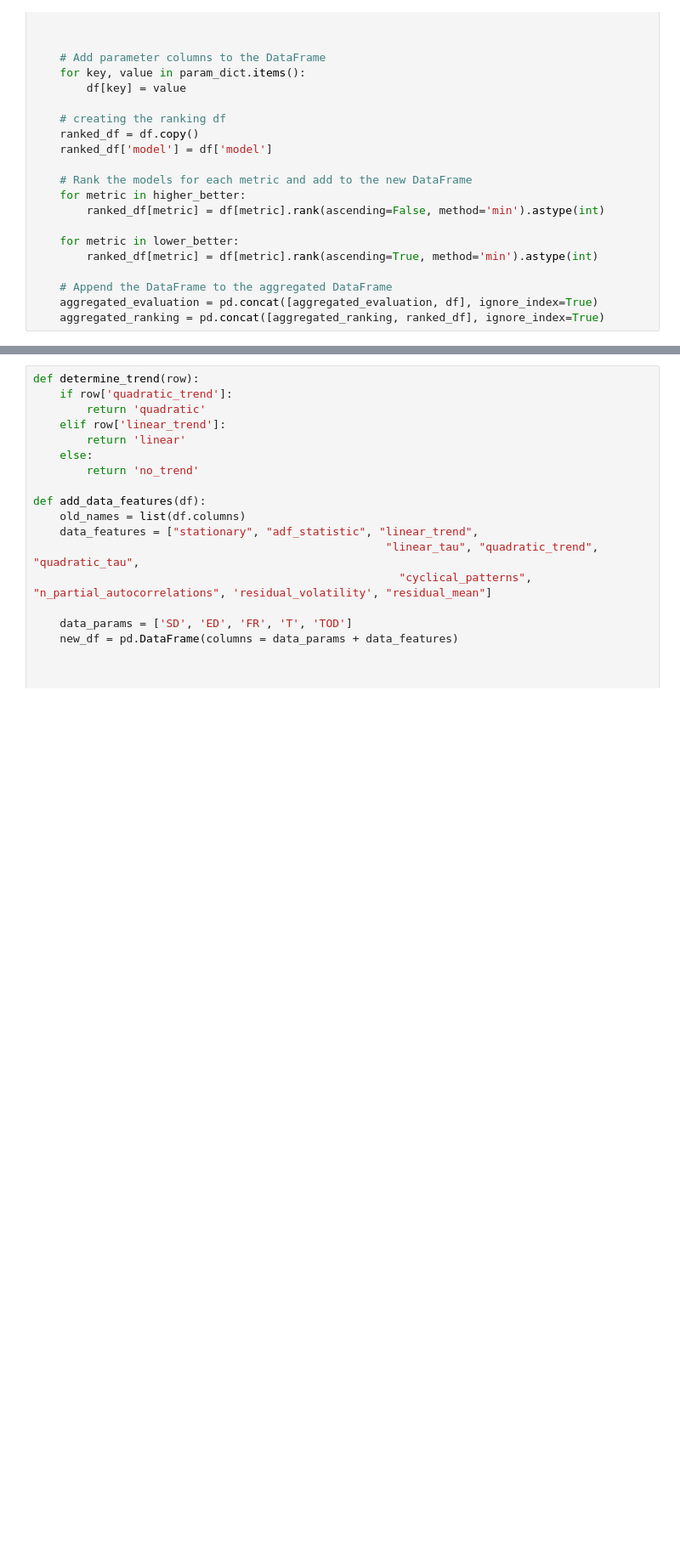
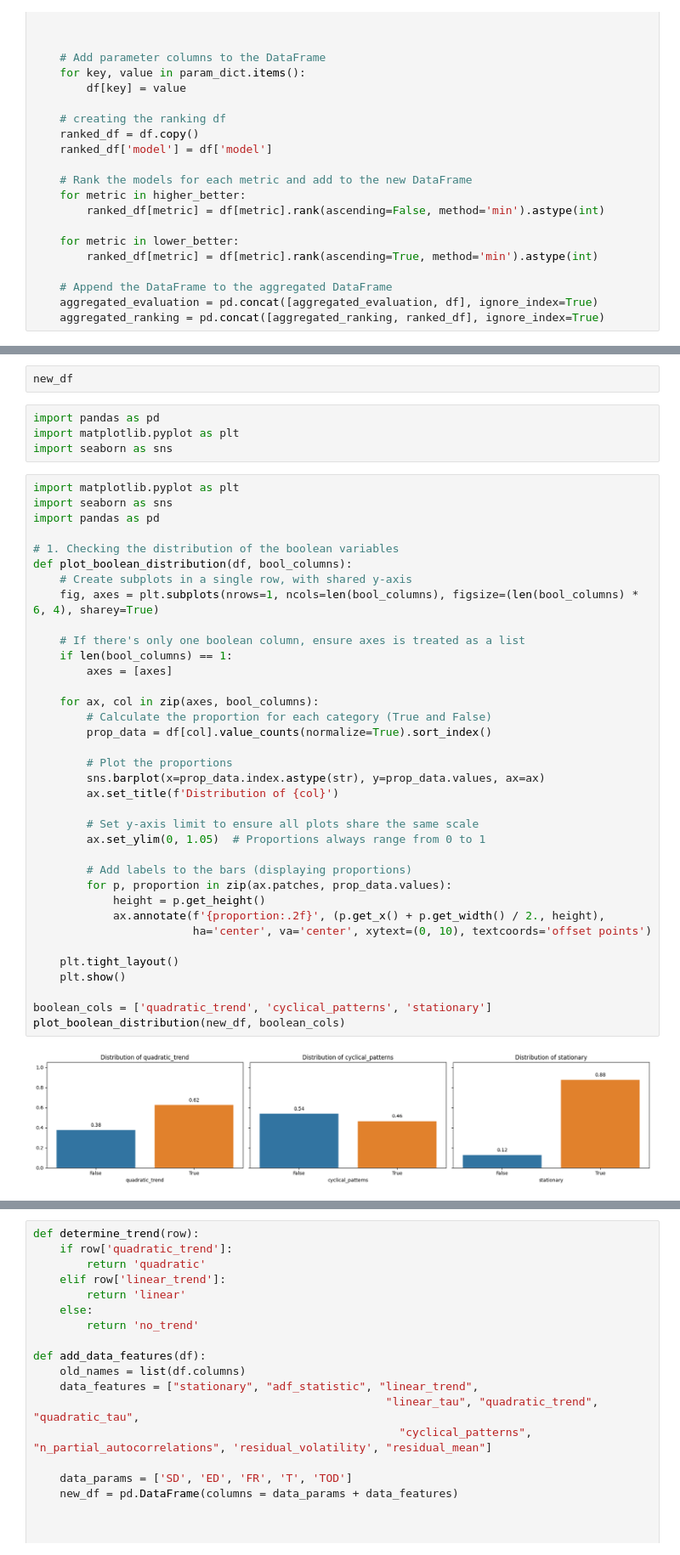
Before and after one commit to filip-topic/Time-Series-Foundation-Models-in-Financial-time-series-prediction, a Jupyter notebook: data_analysis.ipynb, the cells around one changed output, grey strips where cells are left out. Shown at 85% size. Drawn from its saved outputs; the diff is of its cells as text; blank space fills up the shorter version.

```diff
--- a/data_analysis.ipynb
+++ b/data_analysis.ipynb
@@ -80,0 +125,44 @@ for file in files:
+# %%
+new_df
+# %%
+import pandas as pd
+import matplotlib.pyplot as plt
+import seaborn as sns
+# %%
+import matplotlib.pyplot as plt
+import seaborn as sns
+import pandas as pd
+
+# 1. Checking the distribution of the boolean variables
+def plot_boolean_distribution(df, bool_columns):
+    # Create subplots in a single row, with shared y-axis
+    fig, axes = plt.subplots(nrows=1, ncols=len(bool_columns), figsize=(len(bool_columns) * 6, 4), sharey=True)
+
+    # If there's only one boolean column, ensure axes is treated as a list
+    if len(bool_columns) == 1:
+        axes = [axes]
+
+    for ax, col in zip(axes, bool_columns):
+        # Calculate the proportion for each category (True and False)
+        prop_data = df[col].value_counts(normalize=True).sort_index()
+
+        # Plot the proportions
+        sns.barplot(x=prop_data.index.astype(str), y=prop_data.values, ax=ax)
+        ax.set_title(f'Distribution of {col}')
+
+        # Set y-axis limit to ensure all plots share the same scale
+        ax.set_ylim(0, 1.05)  # Proportions always range from 0 to 1
+
+        # Add labels to the bars (displaying proportions)
+        for p, proportion in zip(ax.patches, prop_data.values):
+            height = p.get_height()
+            ax.annotate(f'{proportion:.2f}', (p.get_x() + p.get_width() / 2., height),
+                        ha='center', va='center', xytext=(0, 10), textcoords='offset points')
+
+    plt.tight_layout()
+    plt.show()
+
+boolean_cols = ['quadratic_trend', 'cyclical_patterns', 'stationary']
+plot_boolean_distribution(new_df, boolean_cols)
+# %% [output]
+[figure, added]
```
Also changed, not shown: parts of 6 cells of this notebook, 8 other files.
